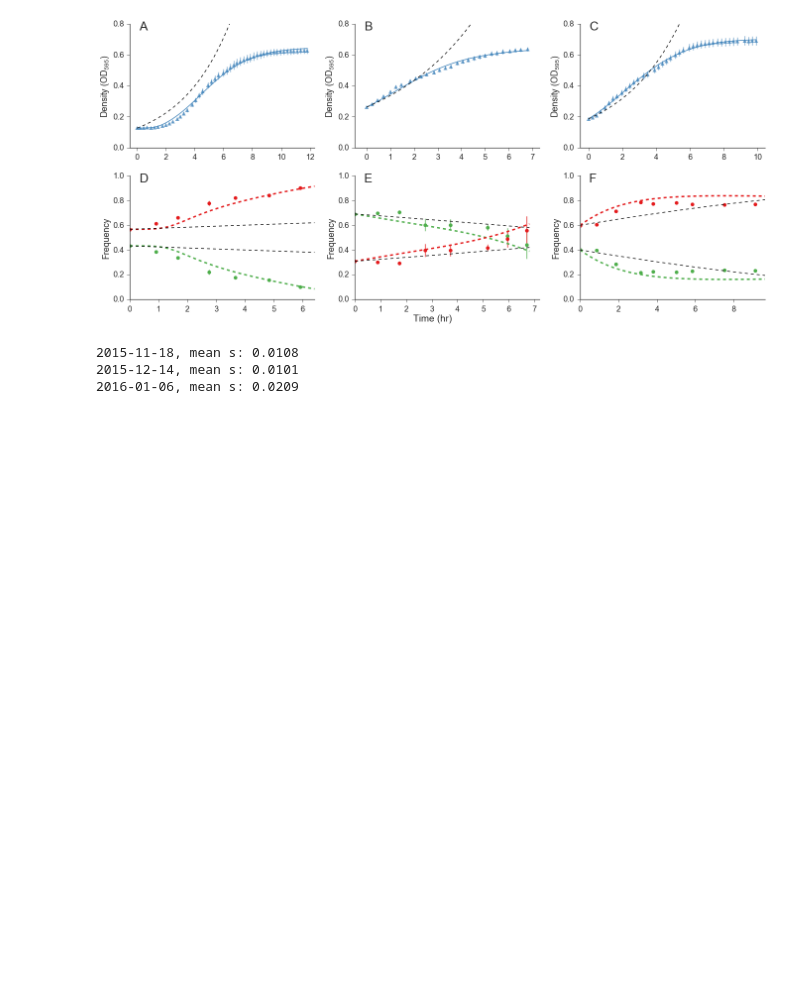
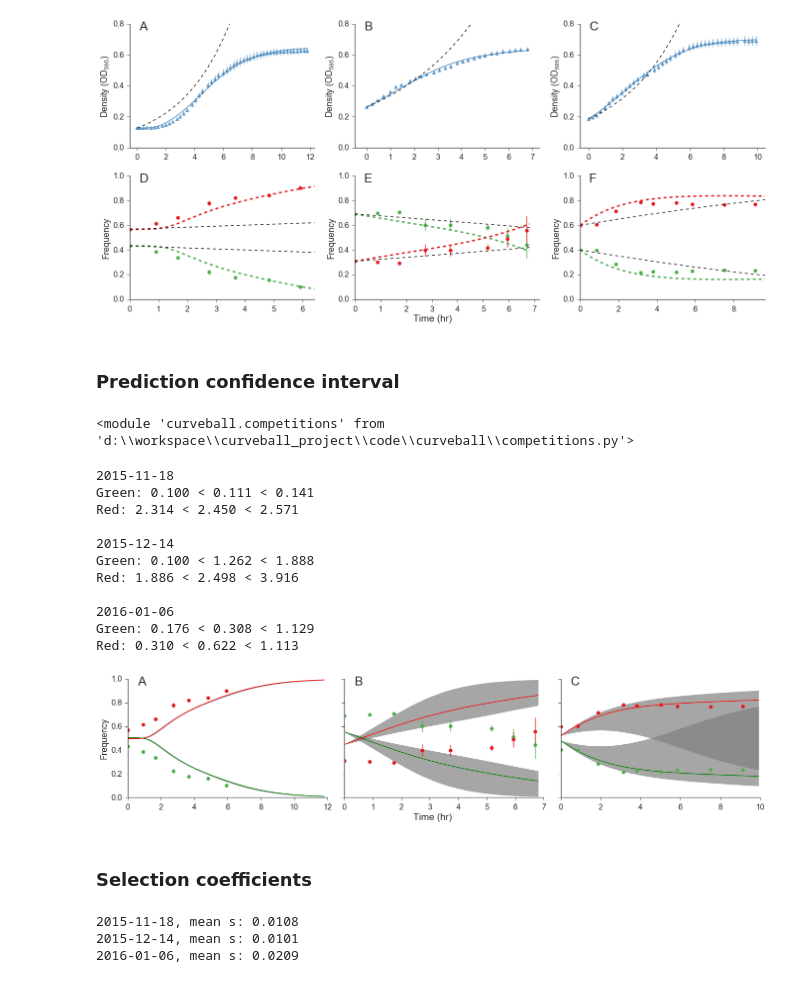
Before and after one commit to yoavram/curveball_ms, a Jupyter notebook: supp.ipynb, the cells around one changed output. Drawn from its saved outputs; the diff is of its cells as text; code cells hidden in the pictures; blank space fills up the shorter version.

Commit message:
prediction CI

```diff
--- a/supp.ipynb
+++ b/supp.ipynb
@@ -660,6 +660,82 @@ fig.savefig('Fig-Competition_prediction.pdf', dpi=300)
 2015-12-14 RMSE : 0.01 a1=3.7, a2=2
 2016-01-06 RMSE : 0.0082 a1=0.31, a2=0.56
 [figure]
+# %% [markdown]
+### Prediction confidence interval
+# %%
+reload(curveball.competitions)
+# %% [output]
+<module 'curveball.competitions' from 'd:\\workspace\\curveball_project\\code\\curveball\\competitions.py'>
+# %%
+cols = len(datasets)
+rows = 1
+fig, ax = plt.subplots(rows, cols, sharex=False, sharey=True, figsize=(width * cols, height * rows))
+for col,(name, ds) in enumerate(datasets.items()):
+    # prediction with CI
+    low_a, avg_a, high_a, low_f, avg_f, high_f, _, _ = curveball.competitions.fit_and_compete_ci(
+        ds['param_samples_G'],
+        ds['param_samples_R'],
+        ds['dfRG'],
+        ci=0.95,
+        ax=ax[col],
+        PLOT=True,
+    )
+    # flow data
+    idx = ds['flow_summary_df'].Strain == 'Green'
+    ax[col].errorbar(
+        ds['flow_summary_df'][idx].time,
+        ds['flow_summary_df'][idx].freq_mean.as_matrix(),
+        ds['flow_summary_df'][idx].freq_std.as_matrix(),
+        marker='o',
+        ls='',
+        color=green
+    )
+    idx = ds['flow_summary_df'].Strain == 'Red'
+    ax[col].errorbar(
+        ds['flow_summary_df'][idx].time,
+        ds['flow_summary_df'][idx].freq_mean.as_matrix(),
+        ds['flow_summary_df'][idx].freq_std.as_matrix(),
+        marker='o',
+        ls='',
+        color=red
+    )
+    ax[col].set_xlabel('')
+    if col > 0:
+        ax[col].set_ylabel('')
+
+    print("{}\nGreen: {:.3f} < {:.3f} < {:.3f}\nRed: {:.3f} < {:.3f} < {:.3f}\n".format(
+            name,
+            low_a[0],
+            avg_a[0],
+            high_a[0],
+            low_a[1],
+            avg_a[1],
+            high_a[1]
+    ))
+
+fig_xlabel(fig, 'Time (hr)')
+for i, axes in enumerate(ax.flatten()):
+    axes.annotate('ABCDEFGH'[i], (0.05, 0.95), xycoords='axes fraction', fontsize=panel_label_size)
+
+sns.despine()
+fig.tight_layout()
+fig.savefig('Fig-Competition_prediction_ci.png')
+fig.savefig('Fig-Competition_prediction_ci.pdf', dpi=300)
+# %% [output]
+2015-11-18
+Green: 0.100 < 0.111 < 0.141
+Red: 2.314 < 2.450 < 2.571
+
+2015-12-14
+Green: 0.100 < 1.262 < 1.888
+Red: 1.886 < 2.498 < 3.916
+
+2016-01-06
+Green: 0.176 < 0.308 < 1.129
+Red: 0.310 < 0.622 < 1.113
+[figure, added]
+# %% [markdown]
+### Selection coefficients
 # %%
 for i,(name, ds) in enumerate(datasets.items()):
     t = ds['predicted_t']
```
Also changed, not shown: parts of 1 cell of this notebook.
